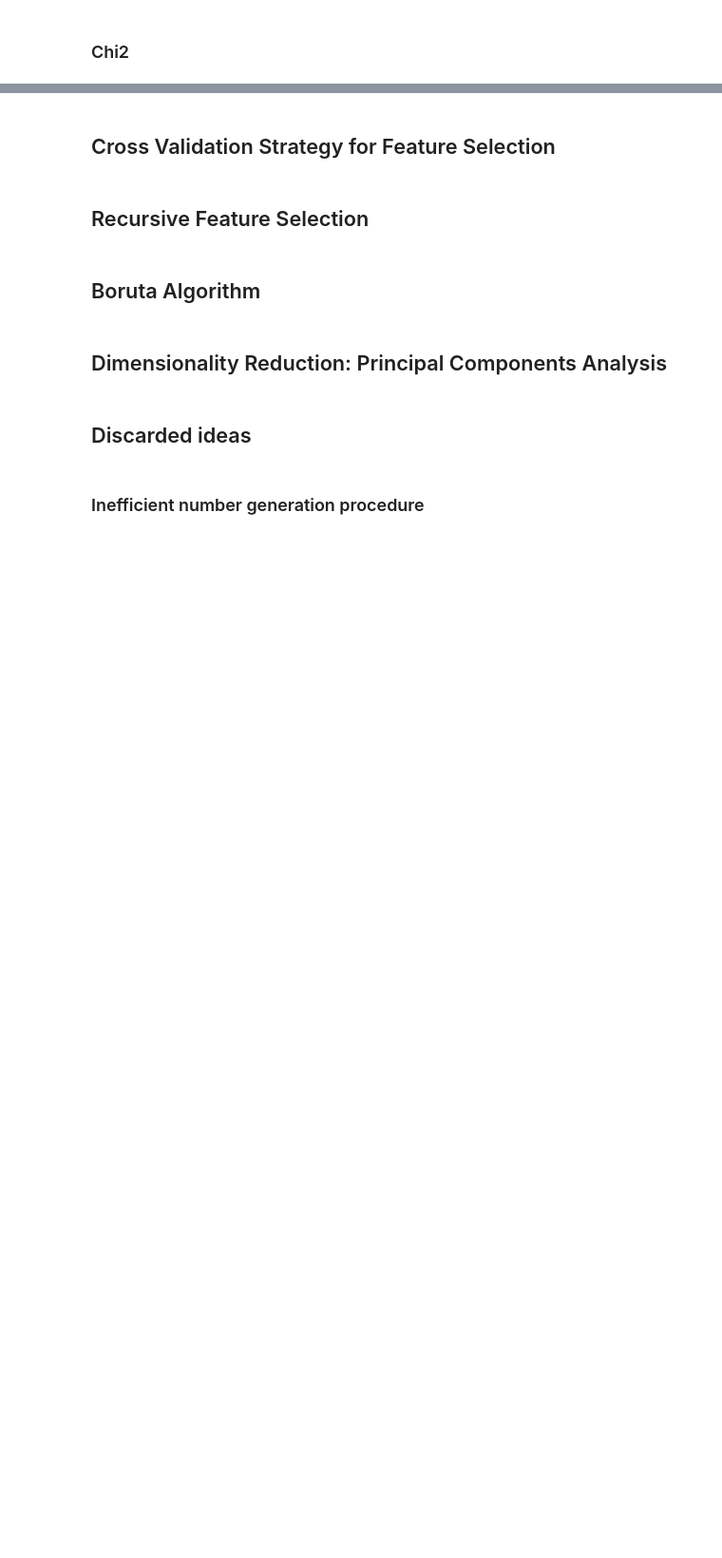
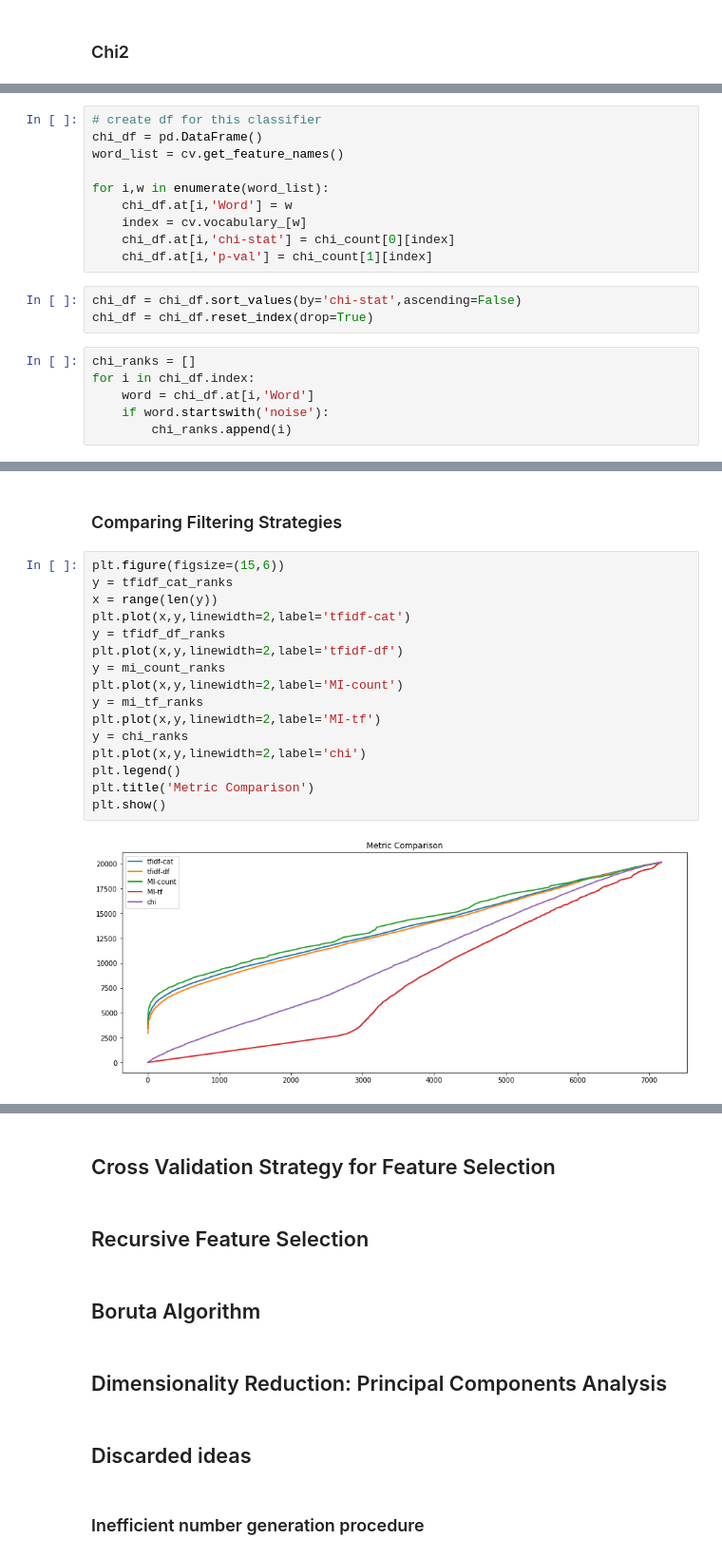
Before and after one commit to iamlucasmateo/NLP-FeatureSelection, a Jupyter notebook: NLP - Feature Selection Strategies.ipynb, the cells around one changed output, grey strips where cells are left out. Shown at 95% size. Saved outputs shown, nothing was run; the diff lists cells and outputs as text; blank space fills up the shorter version.

```diff
--- a/NLP - Feature Selection Strategies.ipynb
+++ b/NLP - Feature Selection Strategies.ipynb
@@ -868,0 +880,19 @@ mi_tf_df.head(10)
+# %%
+# create df for this classifier
+chi_df = pd.DataFrame()
+word_list = cv.get_feature_names()
+
+for i,w in enumerate(word_list):
+    chi_df.at[i,'Word'] = w
+    index = cv.vocabulary_[w]
+    chi_df.at[i,'chi-stat'] = chi_count[0][index]
+    chi_df.at[i,'p-val'] = chi_count[1][index]
+# %%
+chi_df = chi_df.sort_values(by='chi-stat',ascending=False)
+chi_df = chi_df.reset_index(drop=True)
+# %%
+chi_ranks = []
+for i in chi_df.index:
+    word = chi_df.at[i,'Word']
+    if word.startswith('noise'):
+        chi_ranks.append(i)
@@ -868,0 +913,20 @@ mi_tf_df.head(10)
+# %% [markdown]
+### Comparing Filtering Strategies
+# %%
+plt.figure(figsize=(15,6))
+y = tfidf_cat_ranks
+x = range(len(y))
+plt.plot(x,y,linewidth=2,label='tfidf-cat')
+y = tfidf_df_ranks
+plt.plot(x,y,linewidth=2,label='tfidf-df')
+y = mi_count_ranks
+plt.plot(x,y,linewidth=2,label='MI-count')
+y = mi_tf_ranks
+plt.plot(x,y,linewidth=2,label='MI-tf')
+y = chi_ranks
+plt.plot(x,y,linewidth=2,label='chi')
+plt.legend()
+plt.title('Metric Comparison')
+plt.show()
+# %% [output]
+[figure, added]
```
Also changed, not shown: parts of 51 cells of this notebook.
